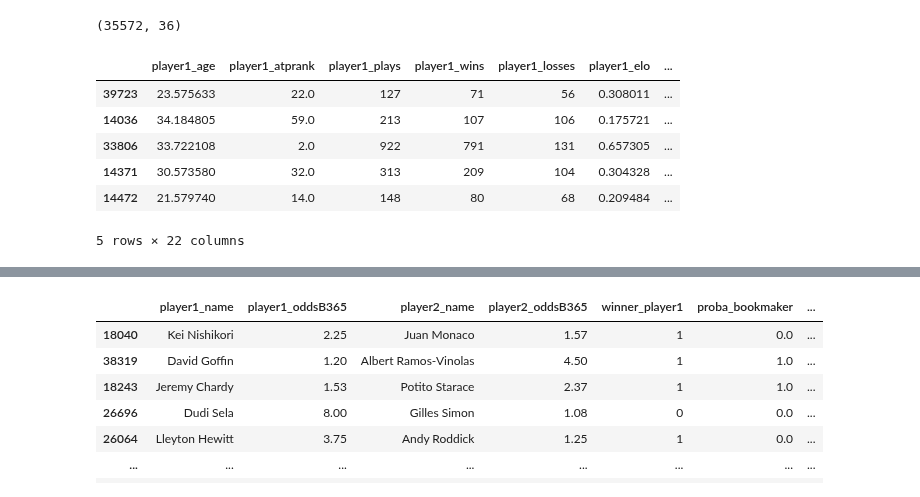
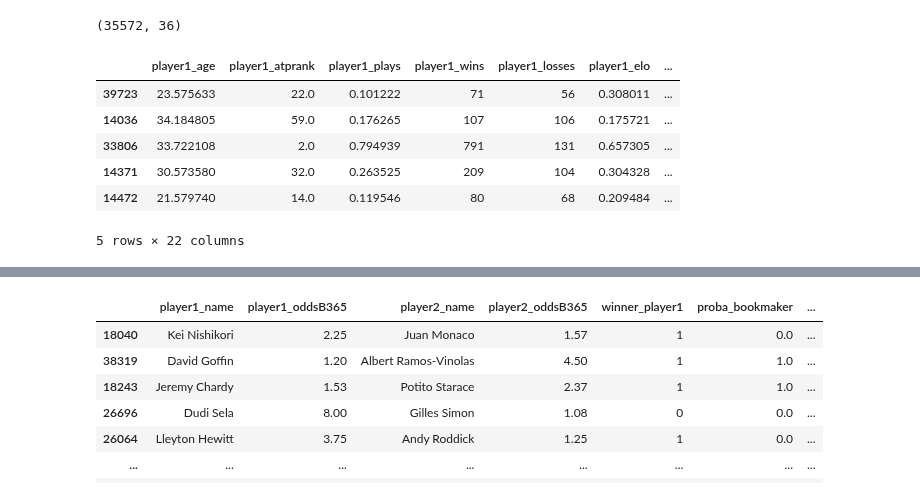
Before and after one commit to chboudry/PariTennis, a Jupyter notebook: m2b_cnn.ipynb, the cells around one changed output, grey strips where cells are left out. Saved outputs shown, nothing was run; the diff lists cells and outputs as text; code cells hidden in the pictures.

```diff
--- a/m2b_cnn.ipynb
+++ b/m2b_cnn.ipynb
@@ -27,31 +27,31 @@ X_train, X_test, y_train, y_test = train_test_split(X, y, test_size=0.20, random
 # %%
 from sklearn.preprocessing import StandardScaler,MinMaxScaler
 
 col_to_drop = ["player1_name", "player2_name", "match_date","winner_player1"]
 X_train_filtered = X_train.drop(col_to_drop,axis=1)
 X_test_filtered = X_test.drop(col_to_drop,axis=1)
 
 scaler = MinMaxScaler()
-scaler.fit(X_train_filtered[["player1_elo","player2_elo"]])
-X_train_filtered[["player1_elo","player2_elo"]] = scaler.transform(X_train_filtered[["player1_elo","player2_elo"]])
-X_test_filtered[["player1_elo","player2_elo"]] = scaler.transform(X_test_filtered[["player1_elo","player2_elo"]])
+scaler.fit(X_train_filtered[["player1_plays", "player2_plays","player1_elo","player2_elo"]])
+X_train_filtered[["player1_plays","player2_plays", "player1_elo","player2_elo"]] = scaler.transform(X_train_filtered[["player1_plays","player2_plays", "player1_elo","player2_elo"]])
+X_test_filtered[["player1_plays","player2_plays", "player1_elo","player2_elo"]] = scaler.transform(X_test_filtered[["player1_plays","player2_plays", "player1_elo","player2_elo"]])
 
 #scaler = StandardScaler()
 #scaler.fit(X_train_filtered)
 #X_train_filtered = scaler.transform(X_train_filtered)
 #X_test_filtered = scaler.transform(X_test_filtered)
 
 X_train_filtered = pd.DataFrame(X_train_filtered)
 X_test_filtered = pd.DataFrame(X_test_filtered)
 
 X_train_filtered.head()
 # %% [output]
 |  | player1_age | player1_atprank | player1_plays | player1_wins | player1_losses | player1_elo | ... |
-| 39723 | 23.575633 | 22.0 | 127 | 71 | 56 | 0.308011 | ... |
-| 14036 | 34.184805 | 59.0 | 213 | 107 | 106 | 0.175721 | ... |
-| 33806 | 33.722108 | 2.0 | 922 | 791 | 131 | 0.657305 | ... |
-| 14371 | 30.573580 | 32.0 | 313 | 209 | 104 | 0.304328 | ... |
-| 14472 | 21.579740 | 14.0 | 148 | 80 | 68 | 0.209484 | ... |
+| 39723 | 23.575633 | 22.0 | 0.101222 | 71 | 56 | 0.308011 | ... |
+| 14036 | 34.184805 | 59.0 | 0.176265 | 107 | 106 | 0.175721 | ... |
+| 33806 | 33.722108 | 2.0 | 0.794939 | 791 | 131 | 0.657305 | ... |
+| 14371 | 30.573580 | 32.0 | 0.263525 | 209 | 104 | 0.304328 | ... |
+| 14472 | 21.579740 | 14.0 | 0.119546 | 80 | 68 | 0.209484 | ... |
 5 rows × 22 columns
 # %%
 import keras
```
Also changed, not shown: parts of 3 cells of this notebook, 6 other files.
